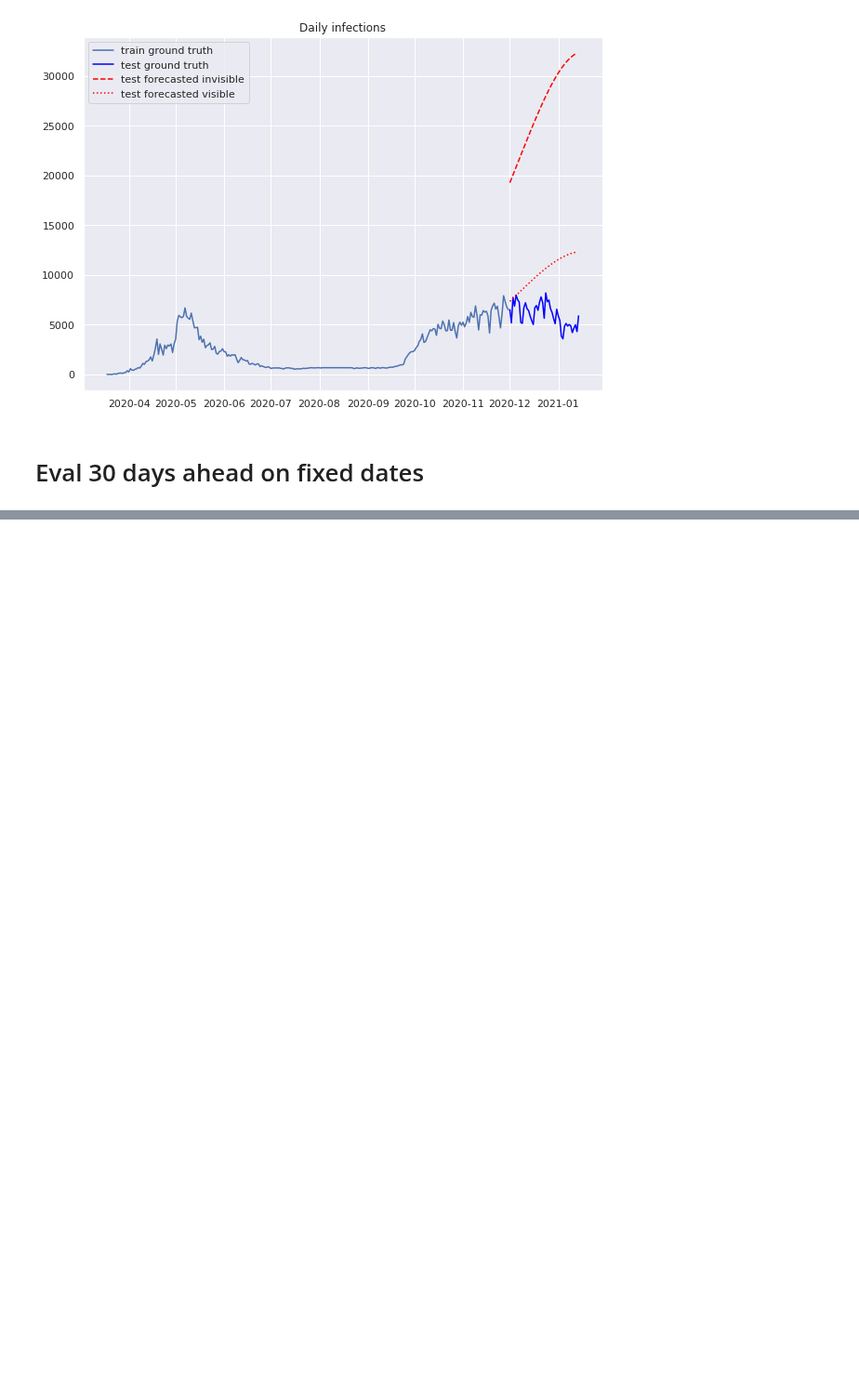
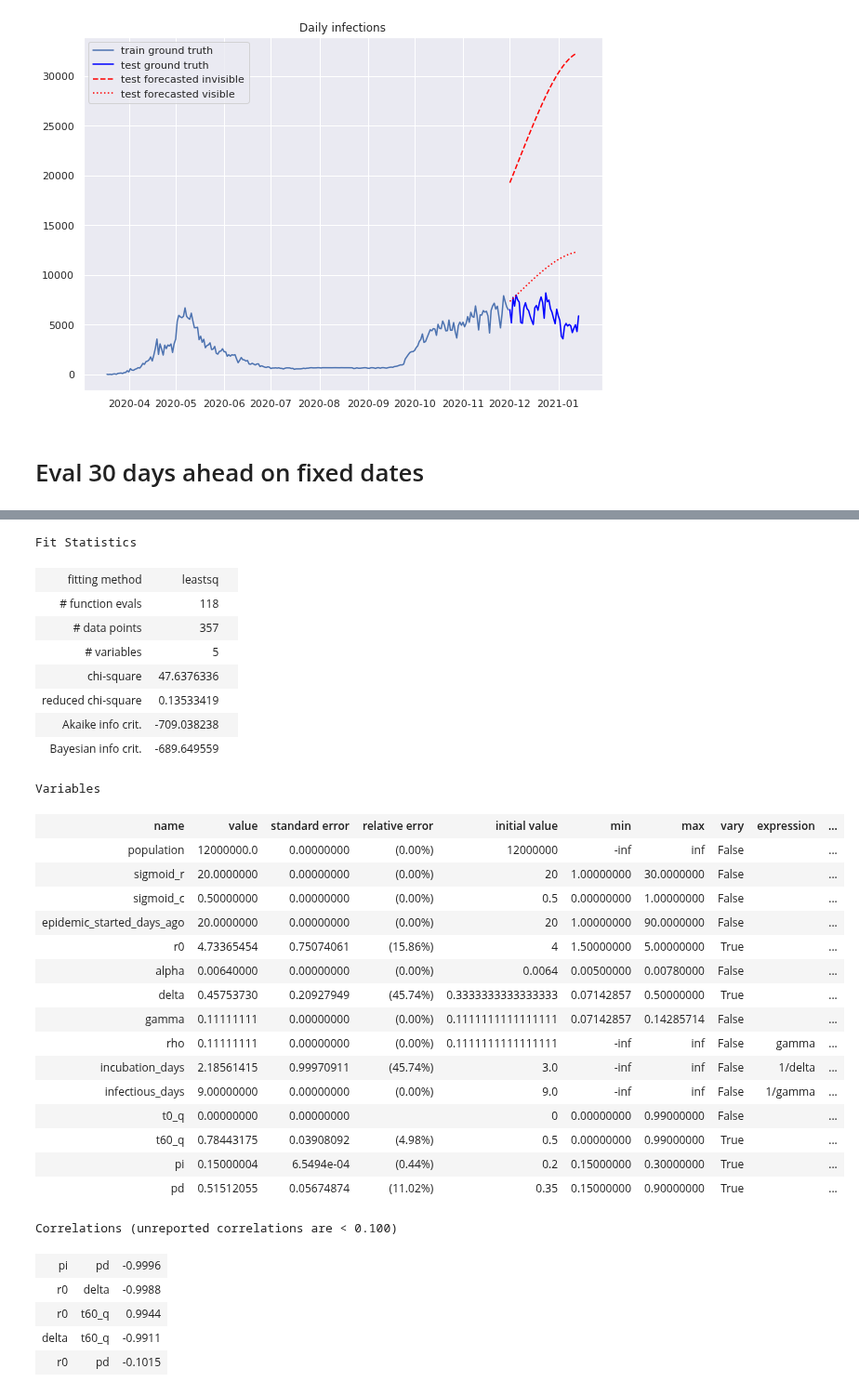
Before and after one commit to btseytlin/covid_peak_sir_modelling, a Jupyter notebook: seir_moscow_hidden.ipynb, the cells around one changed output, grey strips where cells are left out. Shown at 93% size. Cells and saved outputs as stored; diff of their text form; code cells hidden in the pictures; blank space fills up the shorter version.

```diff
--- a/seir_moscow_hidden.ipynb
+++ b/seir_moscow_hidden.ipynb
@@ -354,7 +353,5 @@ plt.show()
 # %%
 # Regions where Rt does not jump much
-eval_dates1 = pd.date_range(start='2020-06-01', end='2020-09-01')[::5]
-eval_dates2 = pd.date_range(start='2020-11-01', end='2020-12-15')[::5]
-eval_dates = pd.concat([pd.Series(eval_dates1), pd.Series(eval_dates2)]).values
+eval_dates = pd.date_range(start='2020-06-01', end='2020-09-01')[::3]
 eval_dates[:10], len(eval_dates)
 # %% [output]
@@ -492,0 +452,35 @@ plt.show()
+# %%
+fitter.result
+# %% [output]
+Fit Statistics
+| fitting method | leastsq |  |
+| # function evals | 118 |  |
+| # data points | 357 |  |
+| # variables | 5 |  |
+| chi-square | 47.6376336 |  |
+| reduced chi-square | 0.13533419 |  |
+| Akaike info crit. | -709.038238 |  |
+| Bayesian info crit. | -689.649559 |  |
+Variables
+| name | value | standard error | relative error | initial value | min | max | vary | expression | ... |
+| population | 12000000.0 | 0.00000000 | (0.00%) | 12000000 | -inf | inf | False |  | ... |
+| sigmoid_r | 20.0000000 | 0.00000000 | (0.00%) | 20 | 1.00000000 | 30.0000000 | False |  | ... |
+| sigmoid_c | 0.50000000 | 0.00000000 | (0.00%) | 0.5 | 0.00000000 | 1.00000000 | False |  | ... |
+| epidemic_started_days_ago | 20.0000000 | 0.00000000 | (0.00%) | 20 | 1.00000000 | 90.0000000 | False |  | ... |
+| r0 | 4.73365454 | 0.75074061 | (15.86%) | 4 | 1.50000000 | 5.00000000 | True |  | ... |
+| alpha | 0.00640000 | 0.00000000 | (0.00%) | 0.0064 | 0.00500000 | 0.00780000 | False |  | ... |
+| delta | 0.45753730 | 0.20927949 | (45.74%) | 0.3333333333333333 | 0.07142857 | 0.50000000 | True |  | ... |
+| gamma | 0.11111111 | 0.00000000 | (0.00%) | 0.1111111111111111 | 0.07142857 | 0.14285714 | False |  | ... |
+| rho | 0.11111111 | 0.00000000 | (0.00%) | 0.1111111111111111 | -inf | inf | False | gamma | ... |
+| incubation_days | 2.18561415 | 0.99970911 | (45.74%) | 3.0 | -inf | inf | False | 1/delta | ... |
+| infectious_days | 9.00000000 | 0.00000000 | (0.00%) | 9.0 | -inf | inf | False | 1/gamma | ... |
+| t0_q | 0.00000000 | 0.00000000 |  | 0 | 0.00000000 | 0.99000000 | False |  | ... |
+| t60_q | 0.78443175 | 0.03908092 | (4.98%) | 0.5 | 0.00000000 | 0.99000000 | True |  | ... |
+| pi | 0.15000004 | 6.5494e-04 | (0.44%) | 0.2 | 0.15000000 | 0.30000000 | True |  | ... |
+| pd | 0.51512055 | 0.05674874 | (11.02%) | 0.35 | 0.15000000 | 0.90000000 | True |  | ... |
+Correlations (unreported correlations are < 0.100)
+| pi | pd | -0.9996 |
+| r0 | delta | -0.9988 |
+| r0 | t60_q | 0.9944 |
+| delta | t60_q | -0.9911 |
+| r0 | pd | -0.1015 |
```
Also changed, not shown: parts of 17 cells of this notebook, 2 other files.
